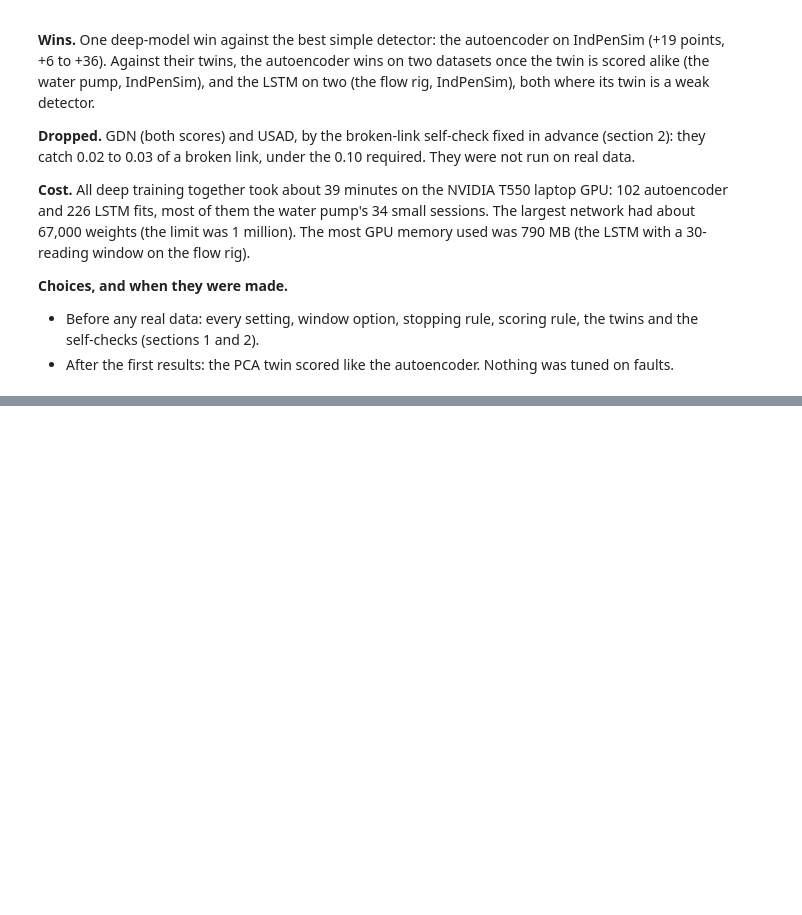
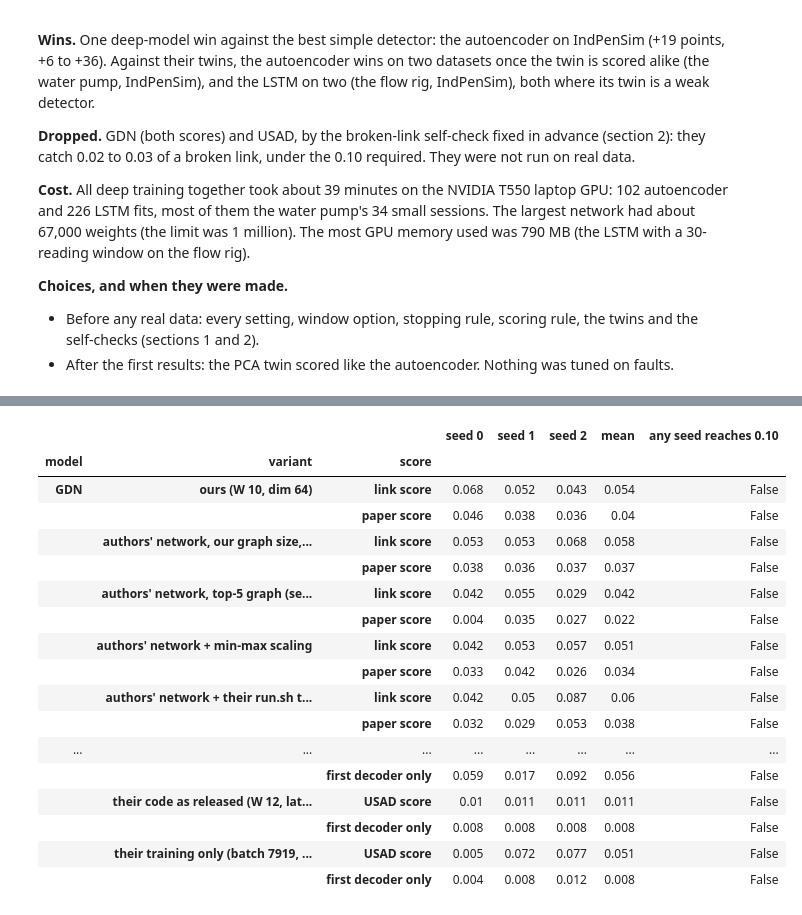
Before and after one commit to NeerajGit16/deep-learning-in-anomaly-detection, a Jupyter notebook: anomaly_lab/09_deep_models.ipynb, the cells around one changed output, grey strips where cells are left out. Saved outputs shown, nothing was run; the diff lists cells and outputs as text; code cells hidden in the pictures; blank space fills up the shorter version.

```diff
--- a/anomaly_lab/09_deep_models.ipynb
+++ b/anomaly_lab/09_deep_models.ipynb
@@ -436,0 +456,22 @@ deep.overview_plot(overview);
+# %%
+from adlab import authors_check, followup, indpensim
+authors_check.table()          # read from results/cache; about 1.5 hours on the GPU to compute again
+# %% [output]
+|  |  |  | seed 0 | seed 1 | seed 2 | mean | any seed reaches 0.10 |
+| model | variant | score |  |  |  |  |  |
+| GDN | ours (W 10, dim 64) | link score | 0.068 | 0.052 | 0.043 | 0.054 | False |
+|  |  | paper score | 0.046 | 0.038 | 0.036 | 0.04 | False |
+|  | authors' network, our graph size,... | link score | 0.053 | 0.053 | 0.068 | 0.058 | False |
+|  |  | paper score | 0.038 | 0.036 | 0.037 | 0.037 | False |
+|  | authors' network, top-5 graph (se... | link score | 0.042 | 0.055 | 0.029 | 0.042 | False |
+|  |  | paper score | 0.004 | 0.035 | 0.027 | 0.022 | False |
+|  | authors' network + min-max scaling | link score | 0.042 | 0.053 | 0.057 | 0.051 | False |
+|  |  | paper score | 0.033 | 0.042 | 0.026 | 0.034 | False |
+|  | authors' network + their run.sh t... | link score | 0.042 | 0.05 | 0.087 | 0.06 | False |
+|  |  | paper score | 0.032 | 0.029 | 0.053 | 0.038 | False |
+| ... | ... | ... | ... | ... | ... | ... | ... |
+|  |  | first decoder only | 0.059 | 0.017 | 0.092 | 0.056 | False |
+|  | their code as released (W 12, lat... | USAD score | 0.01 | 0.011 | 0.011 | 0.011 | False |
+|  |  | first decoder only | 0.008 | 0.008 | 0.008 | 0.008 | False |
+|  | their training only (batch 7919, ... | USAD score | 0.005 | 0.072 | 0.077 | 0.051 | False |
+|  |  | first decoder only | 0.004 | 0.008 | 0.012 | 0.008 | False |
```
Also changed, not shown: parts of 15 cells of this notebook, 3 other files.
